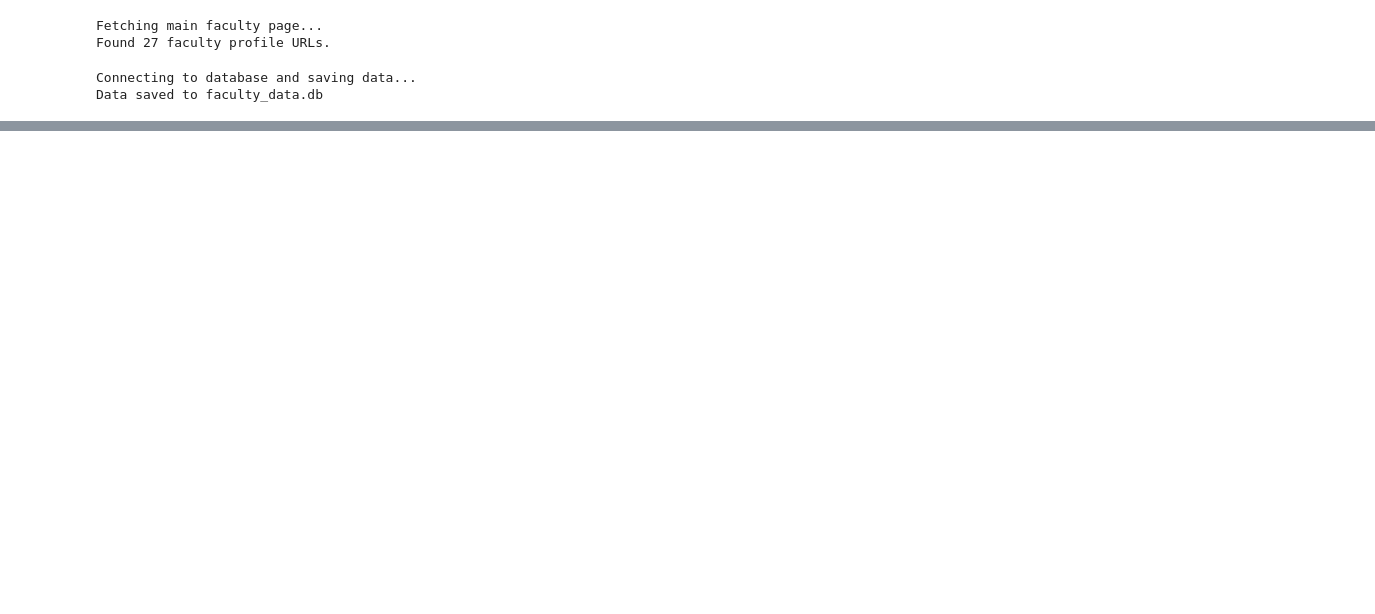
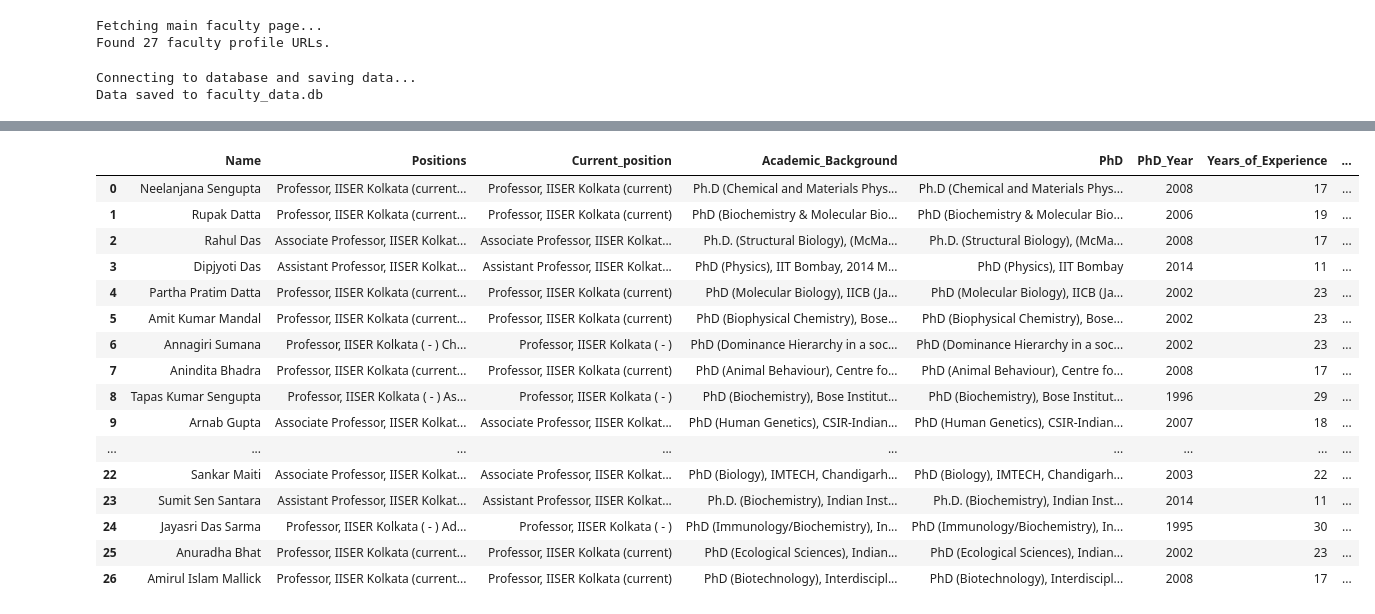
Before and after one commit to kirtikrajsp/Group12-IDC409, a Jupyter notebook: code.ipynb, the cells around one changed output, grey strips where cells are left out. Drawn from its saved outputs; the diff is of its cells as text; code cells hidden in the pictures; blank space fills up the shorter version.

```diff
--- a/code.ipynb
+++ b/code.ipynb
@@ -340,3 +316,82 @@ print("\nPhD Institution Counts:")
 
 # Just this on the last line, with NO print()
 df['PhD_Institution'].value_counts()
+# %%
+from IPython.display import display
+
+# --- 1. Define the columns you want to show
+tableheadings = [
+    'Name',
+    'Positions',
+    'Current_position',
+    'Academic_Background',
+    'PhD',
+    'PhD_Year',
+    'Years_of_Experience',
+    'PhD_Institution',
+    'Research_Interest',
+    'Awards_and_Honors',
+    'Number_of_awards'
+]
+dfnew = df[tableheadings]
+
+# --- 2. Define your styles as a list of CSS rules ---
+styles = [
+    # --- Style for the whole table: borders ---
+    {'selector': 'table',
+     'props': [('border-collapse', 'collapse'),
+               ('border', '2px solid black')]},
+
+    # --- Style for all cells (th=header, td=data): borders and padding ---
+    {'selector': 'th, td',
+     'props': [('border', '1px solid #999'),
+               ('padding', '8px'),
+               ('text-align', 'left')]},
+
+    # --- Style for just the header row: background color and font ---
+    {'selector': 'th',
+     'props': [('background-color', '#f2f2f2'),
+               ('color', 'black'),
+               ('font-weight', 'bold')]}
+]
+
+# --- 3. Apply the styles and create the styled object ---
+styleddf = (dfnew.style
+    # Apply all the border and header styles defined above
+    .set_table_styles(styles)
+
+    # --- Set column widths ---
+    # Set a default width for all long columns
+    .set_properties(**{'min-width': '200px', 'max-width': '300px'})
+
+    # Set a specific width for short columns
+    .set_properties(subset=['PhD_Year', 'Number_of_awards', 'PhD_Institution'], **{'min-width': '100px', 'max-width': '100px'})
+
+    # --- Add color to a column ---
+    # Applies a color gradient (heatmap) to the 'Number_of_awards' column
+    .background_gradient(subset=['Years_of_Experience'], cmap='Blues')
+
+    # --- Set row height (optional) ---
+    .set_properties(**{'height': '50px'})
+)
+
+# --- 4. Display the final, styled table ---
+display(styleddf)
+# %% [output]
+|  | Name | Positions | Current_position | Academic_Background | PhD | PhD_Year | Years_of_Experience | ... |
+| 0 | Neelanjana Sengupta | Professor, IISER Kolkata (current... | Professor, IISER Kolkata (current) | Ph.D (Chemical and Materials Phys... | Ph.D (Chemical and Materials Phys... | 2008 | 17 | ... |
+| 1 | Rupak Datta | Professor, IISER Kolkata (current... | Professor, IISER Kolkata (current) | PhD (Biochemistry & Molecular Bio... | PhD (Biochemistry & Molecular Bio... | 2006 | 19 | ... |
+| 2 | Rahul Das | Associate Professor, IISER Kolkat... | Associate Professor, IISER Kolkat... | Ph.D. (Structural Biology), (McMa... | Ph.D. (Structural Biology), (McMa... | 2008 | 17 | ... |
+| 3 | Dipjyoti Das | Assistant Professor, IISER Kolkat... | Assistant Professor, IISER Kolkat... | PhD (Physics), IIT Bombay, 2014 M... | PhD (Physics), IIT Bombay | 2014 | 11 | ... |
+| 4 | Partha Pratim Datta | Professor, IISER Kolkata (current... | Professor, IISER Kolkata (current) | PhD (Molecular Biology), IICB (Ja... | PhD (Molecular Biology), IICB (Ja... | 2002 | 23 | ... |
+| 5 | Amit Kumar Mandal | Professor, IISER Kolkata (current... | Professor, IISER Kolkata (current) | PhD (Biophysical Chemistry), Bose... | PhD (Biophysical Chemistry), Bose... | 2002 | 23 | ... |
+| 6 | Annagiri Sumana | Professor, IISER Kolkata ( - ) Ch... | Professor, IISER Kolkata ( - ) | PhD (Dominance Hierarchy in a soc... | PhD (Dominance Hierarchy in a soc... | 2002 | 23 | ... |
+| 7 | Anindita Bhadra | Professor, IISER Kolkata (current... | Professor, IISER Kolkata (current) | PhD (Animal Behaviour), Centre fo... | PhD (Animal Behaviour), Centre fo... | 2008 | 17 | ... |
+| 8 | Tapas Kumar Sengupta | Professor, IISER Kolkata ( - ) As... | Professor, IISER Kolkata ( - ) | PhD (Biochemistry), Bose Institut... | PhD (Biochemistry), Bose Institut... | 1996 | 29 | ... |
+| 9 | Arnab Gupta | Associate Professor, IISER Kolkat... | Associate Professor, IISER Kolkat... | PhD (Human Genetics), CSIR-Indian... | PhD (Human Genetics), CSIR-Indian... | 2007 | 18 | ... |
+| ... | ... | ... | ... | ... | ... | ... | ... | ... |
+| 22 | Sankar Maiti | Associate Professor, IISER Kolkat... | Associate Professor, IISER Kolkat... | PhD (Biology), IMTECH, Chandigarh... | PhD (Biology), IMTECH, Chandigarh... | 2003 | 22 | ... |
+| 23 | Sumit Sen Santara | Assistant Professor, IISER Kolkat... | Assistant Professor, IISER Kolkat... | Ph.D. (Biochemistry), Indian Inst... | Ph.D. (Biochemistry), Indian Inst... | 2014 | 11 | ... |
+| 24 | Jayasri Das Sarma | Professor, IISER Kolkata ( - ) Ad... | Professor, IISER Kolkata ( - ) | PhD (Immunology/Biochemistry), In... | PhD (Immunology/Biochemistry), In... | 1995 | 30 | ... |
+| 25 | Anuradha Bhat | Professor, IISER Kolkata (current... | Professor, IISER Kolkata (current) | PhD (Ecological Sciences), Indian... | PhD (Ecological Sciences), Indian... | 2002 | 23 | ... |
+| 26 | Amirul Islam Mallick | Professor, IISER Kolkata (current... | Professor, IISER Kolkata (current) | PhD (Biotechnology), Interdiscipl... | PhD (Biotechnology), Interdiscipl... | 2008 | 17 | ... |
```
Also changed, not shown: parts of 4 cells of this notebook.
